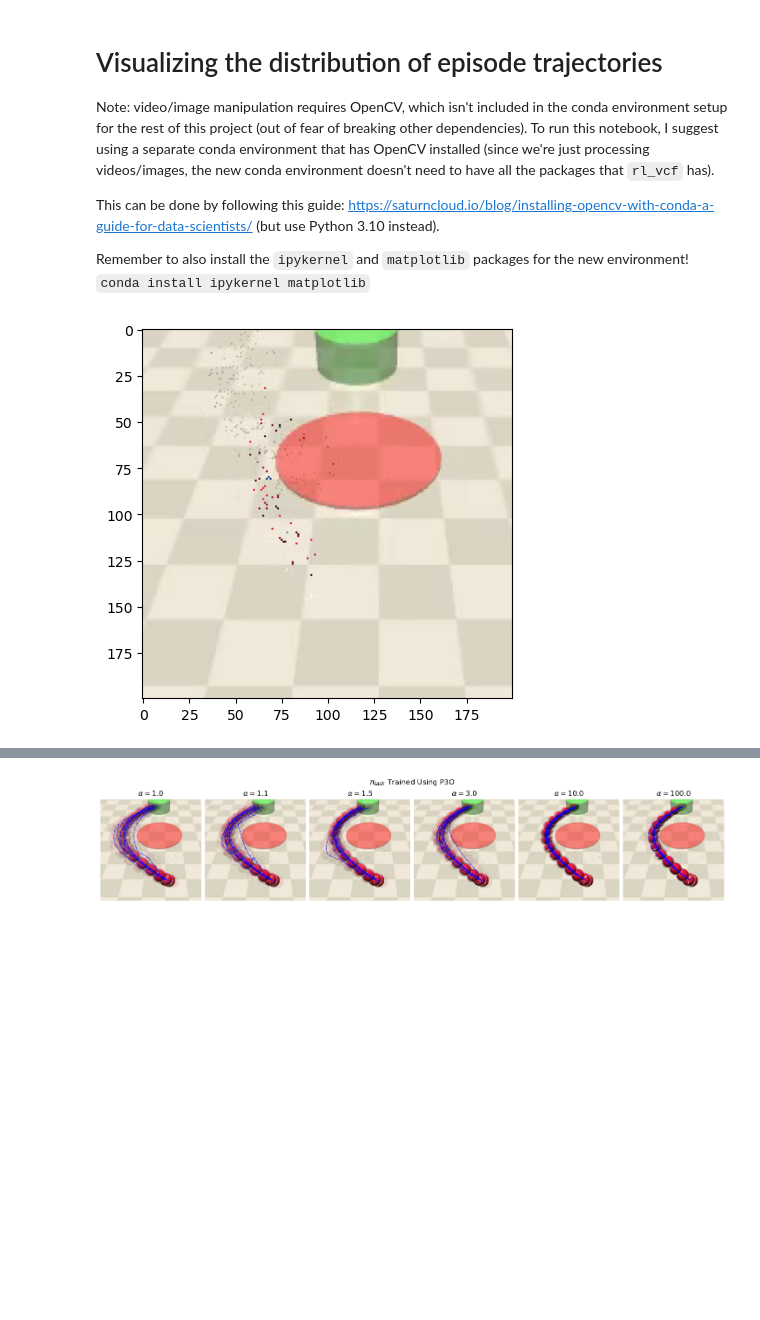
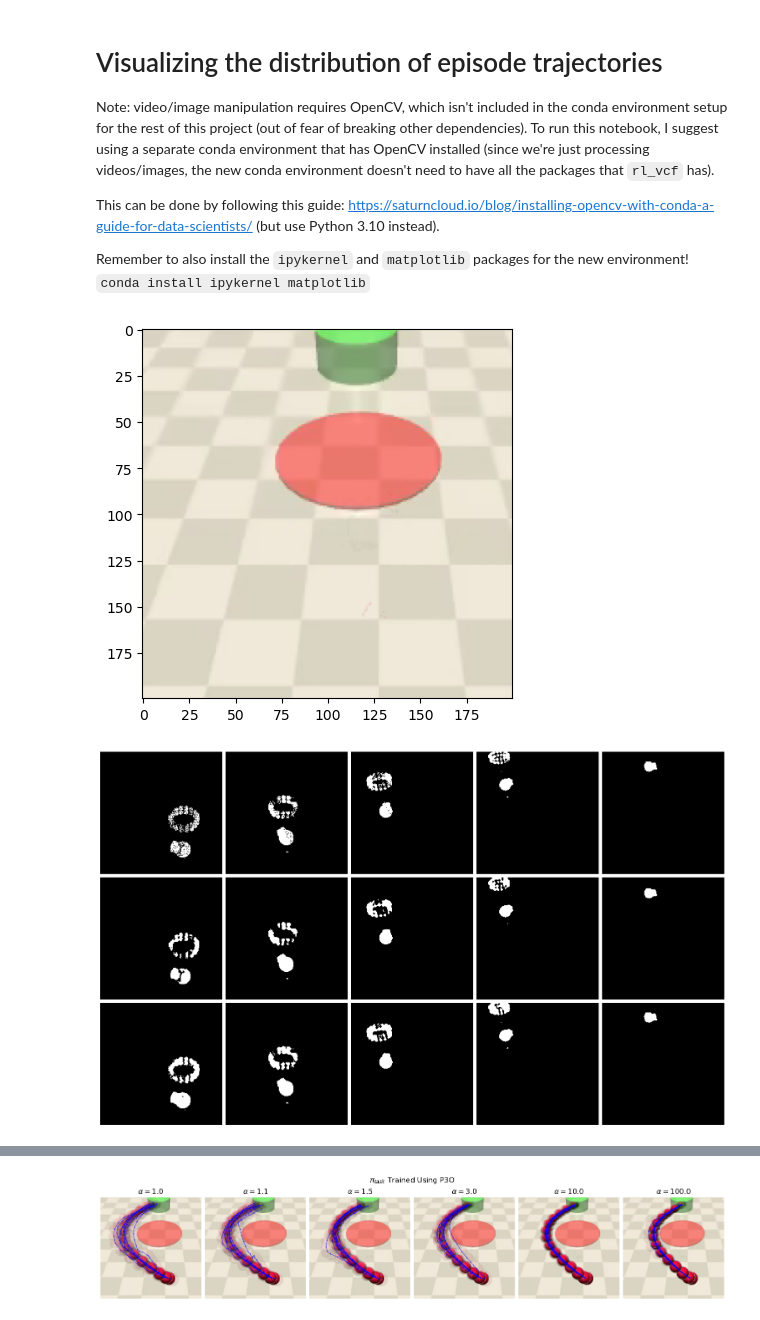
Before and after one commit to JacquesCloete/sport, a Jupyter notebook: notebooks/envs/episode_trajectory_distribution_visualization.ipynb, the cells around one changed output, grey strips where cells are left out. Saved outputs shown, nothing was run; the diff lists cells and outputs as text; code cells hidden in the pictures; blank space fills up the shorter version.

```diff
--- a/notebooks/envs/episode_trajectory_distribution_visualization.ipynb
+++ b/notebooks/envs/episode_trajectory_distribution_visualization.ipynb
@@ -232,11 +302,41 @@ frames_alpha_task, backsub = extract_frames(
 # %%
 # Check background subtraction is working
 plt.imshow(
-    cv2.cvtColor(backsub.getBackgroundImage().astype("uint8"), cv2.COLOR_BGR2RGB)
+    cv2.cvtColor(backsub_mog.getBackgroundImage().astype("uint8"), cv2.COLOR_BGR2RGB)
 )
 plt.show()
 # %% [output]
-[figure, old version]
+[figure, new version]
+# %%
+fgmask = backsub_knn.apply(frames[1][0][3])
+N = 5
+fig, axs = plt.subplots(
+    3,
+    N,
+    figsize=(3 * N, 3 * 3),
+    constrained_layout=True,
+)
+axs = axs.ravel()
+for k in range(N):
+    fgmask = backsub_knn.apply(frames[1][0][k * 3])
+    blurred_mask = get_blurred_mask(fgmask)
+    inpainting_its = 6
+    inpainting_threshold = 5
+    inpainted_mask = np.copy(fgmask)
+    mean_kernel = np.ones((3, 3), np.float32) / 9
+    for it in range(inpainting_its):
+        average = cv2.filter2D(inpainted_mask, -1, mean_kernel)
+        average_mask = (average >= inpainting_threshold / 9 * 255).astype("uint8") * 255
+        inpainted_mask = cv2.add(inpainted_mask, average_mask)
+    axs[k].imshow(cv2.cvtColor(fgmask, cv2.COLOR_GRAY2BGR))
+    axs[k].axis("off")
+    axs[k + N].imshow(cv2.cvtColor(blurred_mask, cv2.COLOR_GRAY2BGR))
+    axs[k + N].axis("off")
+    axs[k + 2 * N].imshow(cv2.cvtColor(inpainted_mask, cv2.COLOR_GRAY2BGR))
+    axs[k + 2 * N].axis("off")
+plt.show()
+# %% [output]
+[figure, added]
 # %%
 # Blob detection params
 params = cv2.SimpleBlobDetector_Params()
```
Also changed, not shown: parts of 5 cells of this notebook.
